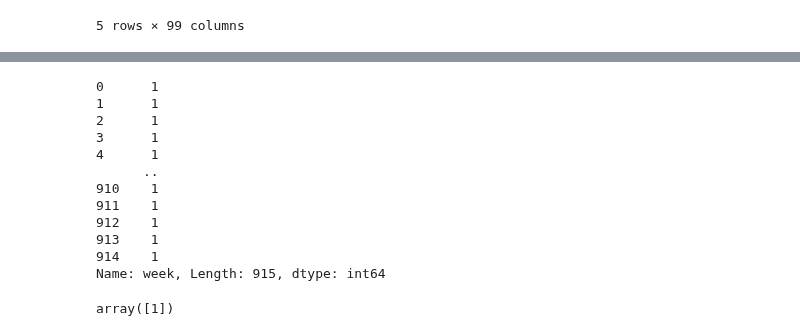
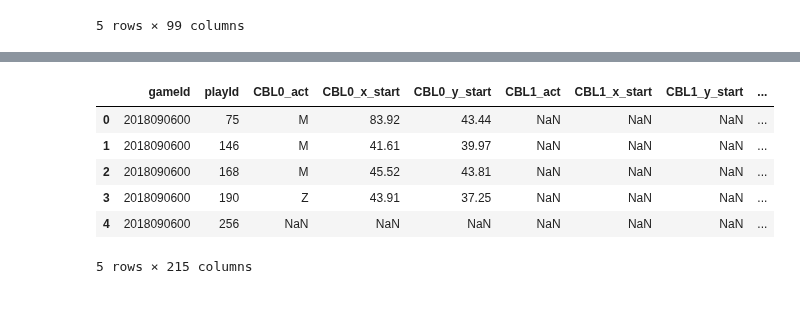
Before and after one commit to andrewbakert/NFL_Pass_Pred, a Jupyter notebook: demo.ipynb, the cells around one changed output, grey strips where cells are left out. Drawn from its saved outputs; the diff is of its cells as text; code cells hidden in the pictures; blank space fills up the shorter version.

```diff
--- a/demo.ipynb
+++ b/demo.ipynb
@@ -123,19 +123,11 @@ check for any offensive positions not mapped ['SS' 'FS' 'MLB' 'CB' 'LB' 'OLB' 'I
 # %%
 d = pd.read_csv('assets/def_clean_output.csv')
+d.head()
 # %% [output]
+|  | gameId | playId | CBL0_act | CBL0_x_start | CBL0_y_start | CBL1_act | CBL1_x_start | CBL1_y_start | ... |
+| 0 | 2018090600 | 75 | M | 83.92 | 43.44 | NaN | NaN | NaN | ... |
+| 1 | 2018090600 | 146 | M | 41.61 | 39.97 | NaN | NaN | NaN | ... |
+| 2 | 2018090600 | 168 | M | 45.52 | 43.81 | NaN | NaN | NaN | ... |
+| 3 | 2018090600 | 190 | Z | 43.91 | 37.25 | NaN | NaN | NaN | ... |
+| 4 | 2018090600 | 256 | NaN | NaN | NaN | NaN | NaN | NaN | ... |
-0      1
-1      1
-2      1
-3      1
-4      1
-      ..
-910    1
-911    1
-912    1
-913    1
-914    1
-Name: week, Length: 915, dtype: int64
+5 rows × 215 columns
-# %%
-d['week'].unique()
-# %% [output]
-array([1])
```
Also changed, not shown: parts of 3 cells of this notebook, 1 other file.
